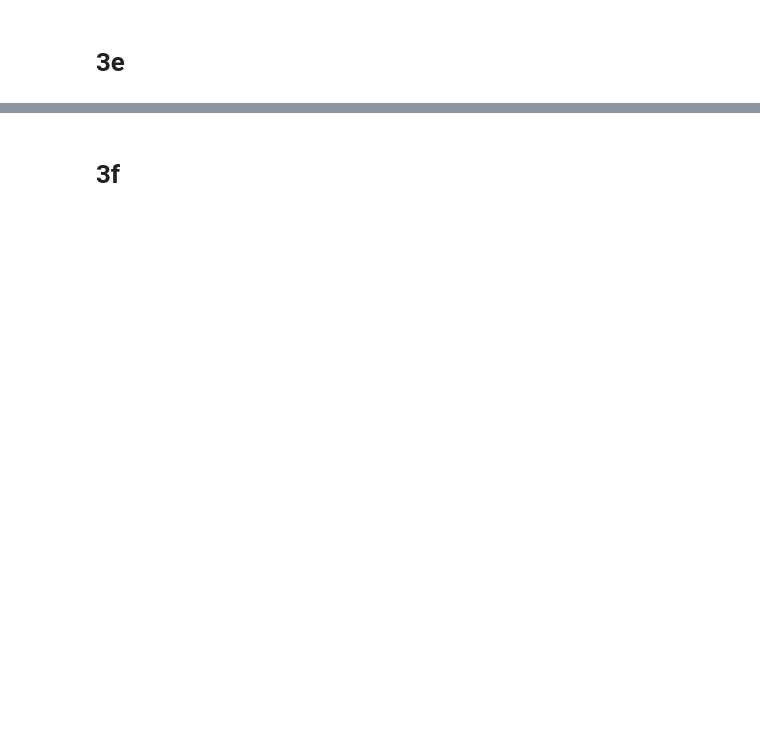
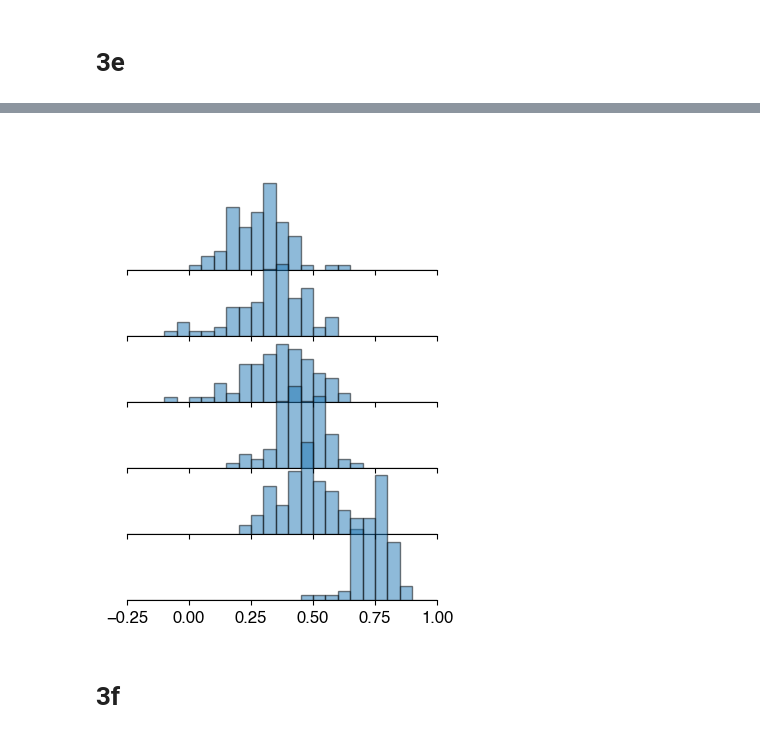
Before and after one commit to samgould2/B-ALL-in-vivo-base-editing, a Jupyter notebook: figure3.ipynb, the cells around one changed output, grey strips where cells are left out. Saved outputs shown, nothing was run; the diff lists cells and outputs as text; code cells hidden in the pictures; blank space fills up the shorter version.

```diff
--- a/figure3.ipynb
+++ b/figure3.ipynb
@@ -318,0 +268,15 @@ fig.subplots_adjust(hspace=0)
+# %%
+ABE_LFC = pd.read_csv('ABE_LFC_FDR_df.csv')
+CBE_LFC = pd.read_csv('CBE_LFC_FDR_df.csv')
+
+LFC_comb = pd.concat((ABE_LFC, CBE_LFC))
+
+min_input_counts = 2
+
+key = ['gene_name_m_corrected', 'LFC_median_d15', 'LFC_median_spleen', 'LFC_median_bonemarrow', 'LFC_median_meninges']
+val = ['gene_name_m', 'LFC_In Vitro D15', 'LFC_Spleen', 'LFC_Bone', 'LFC_Meninges']
+
+col_dict = dict(zip(key, val))
+
+master_targ = LFC_comb[(LFC_comb['classification']=='targeting guide') & (LFC_comb['Input_median']>=min_input_counts)].reset_index(drop=True).rename(columns=col_dict)
+#master_targ = master[master['classification']=='targeting guide']
@@ -319,2 +346,24 @@ fig.subplots_adjust(hspace=0)
+# %%
+fig, ax= plt.subplots(6,1, figsize=(4,6), sharey=True, sharex=True)
+
+a = ['In Vitro vs. Meninges', 'In Vitro vs. Bone', 'In Vitro vs. Spleen', 'Bone vs. Meninges','Spleen vs. Meninges', 'Spleen vs. Bone',]
+
+bins = np.linspace(-1,1,41)
+for idx, val in enumerate(a):
+
+    subset = comps[comps['Comparison']==val]
+    ax[idx].hist(subset['Correlation'], bins=bins, linewidth=1, edgecolor='black', alpha=.5)
+    ax[idx].spines[['top', 'right', 'left']].set_visible(False)
+    ax[idx].tick_params(axis='x', which='major', labelsize=12)
+    ax[idx].set_yticks([])
+    ax[idx].patch.set_facecolor('None')
+
+ax[0].set_xlim(-.25,1)
+
+fig.subplots_adjust(hspace=-.5)
+
+#fig.savefig('figures/corr_hist_v2.pdf', transparent=True)
+# %% [output]
+[figure, added]
 # %% [markdown]
 # 3f
```
Also changed, not shown: parts of 27 cells of this notebook, 26 other files.
